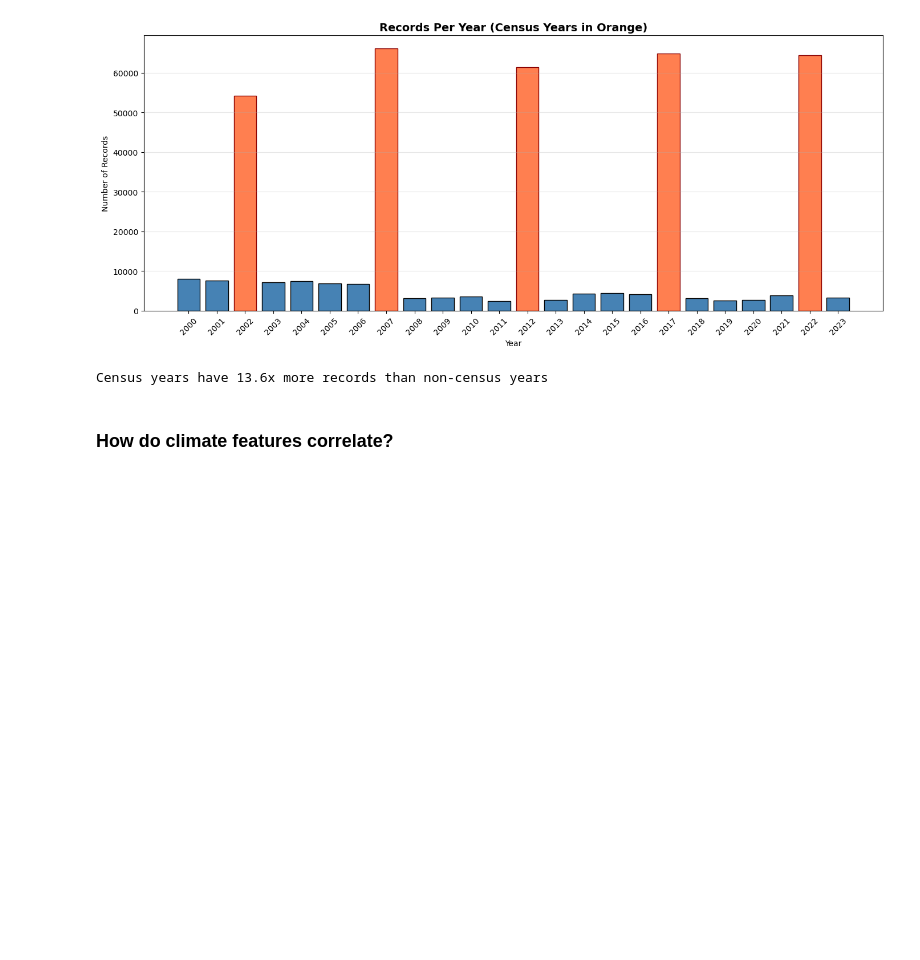
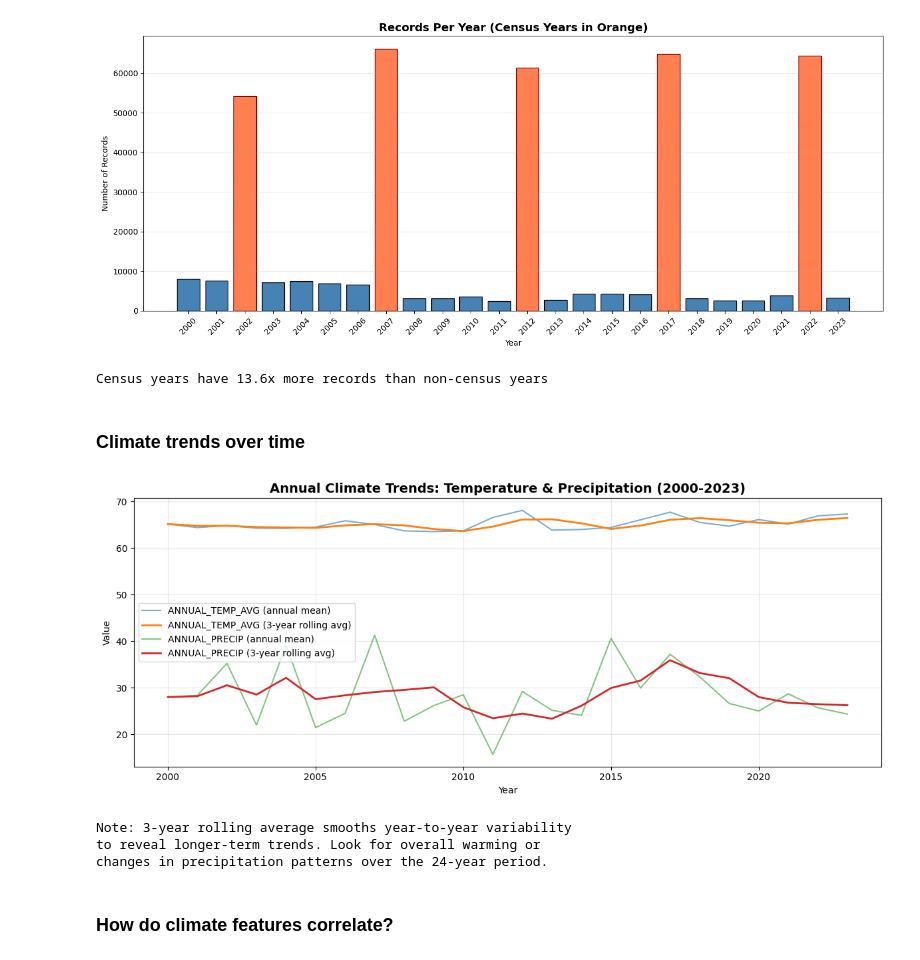
Before and after one commit to Fall-2025-CS4347-SDS/Fall-2025-CS4347-Project, a Jupyter notebook: texas_agriculture_eda.ipynb, the cells around one changed output. Saved outputs shown, nothing was run; the diff lists cells and outputs as text; code cells hidden in the pictures; blank space fills up the shorter version.

```diff
--- a/texas_agriculture_eda.ipynb
+++ b/texas_agriculture_eda.ipynb
@@ -498,17 +582,3 @@ plt.tight_layout()
 plt.show()
 # %% [output]
 [figure]
-# %%
-trend_cols = [c for c in ['ANNUAL_TEMP_AVG', 'ANNUAL_PRECIP'] if c in df.columns]
-if 'YEAR' in df.columns and len(trend_cols) > 0:
-    annual = df.groupby('YEAR')[trend_cols].mean().dropna()
-    plt.figure(figsize=(12,5))
-    for col in trend_cols:
-        plt.plot(annual.index, annual[col], label=f"{col} (annual mean)", alpha=0.6)
-        plt.plot(annual.index, annual[col].rolling(3, min_periods=1).mean(), label=f"{col} (3 year rolling)", linewidth=2)
-    plt.title("Annual Climate Trends (mean and 3 year rolling)")
-    plt.xlabel("Year")
-    plt.legend()
-    plt.grid(alpha=0.3)
-    plt.tight_layout()
-    plt.show()
@@ -546,6 +614,44 @@ print(
 # %% [output]
 [figure]
 Census years have 13.6x more records than non-census years
+# %% [markdown]
+### Climate trends over time
+# %%
+# Analyze climate trends across the 24-year period
+trend_cols = [c for c in ["ANNUAL_TEMP_AVG", "ANNUAL_PRECIP"] if c in df.columns]
+if "YEAR" in df.columns and len(trend_cols) > 0:
+    annual = df.groupby("YEAR")[trend_cols].mean().dropna()
+
+    plt.figure(figsize=(12, 5))
+    for col in trend_cols:
+        plt.plot(annual.index, annual[col], label=f"{col} (annual mean)", alpha=0.6)
+        plt.plot(
+            annual.index,
+            annual[col].rolling(3, min_periods=1).mean(),
+            label=f"{col} (3-year rolling avg)",
+            linewidth=2,
+        )
+
+    plt.title(
+        "Annual Climate Trends: Temperature & Precipitation (2000-2023)",
+        fontsize=14,
+        fontweight="bold",
+    )
+    plt.xlabel("Year")
+    plt.ylabel("Value")
+    plt.legend()
+    plt.grid(alpha=0.3)
+    plt.tight_layout()
+    plt.show()
+
+    print("\nNote: 3-year rolling average smooths year-to-year variability")
+    print("to reveal longer-term trends. Look for overall warming or")
+    print("changes in precipitation patterns over the 24-year period.")
+# %% [output]
+[figure, added]
+Note: 3-year rolling average smooths year-to-year variability
+to reveal longer-term trends. Look for overall warming or
+changes in precipitation patterns over the 24-year period.
 # %% [markdown]
 ### How do climate features correlate?
 # %%
```
Also changed, not shown: parts of 9 cells of this notebook, 1 other file.
